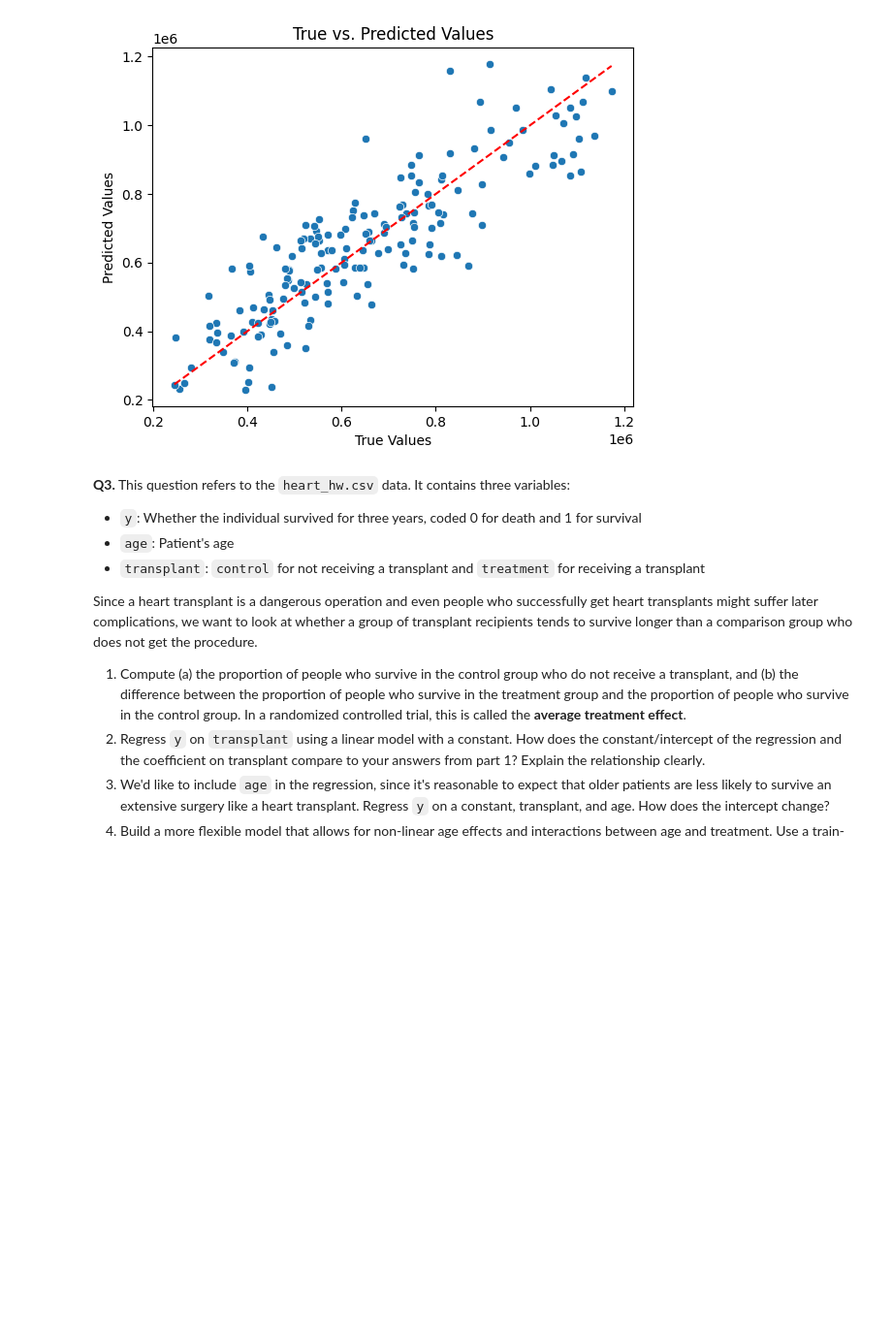
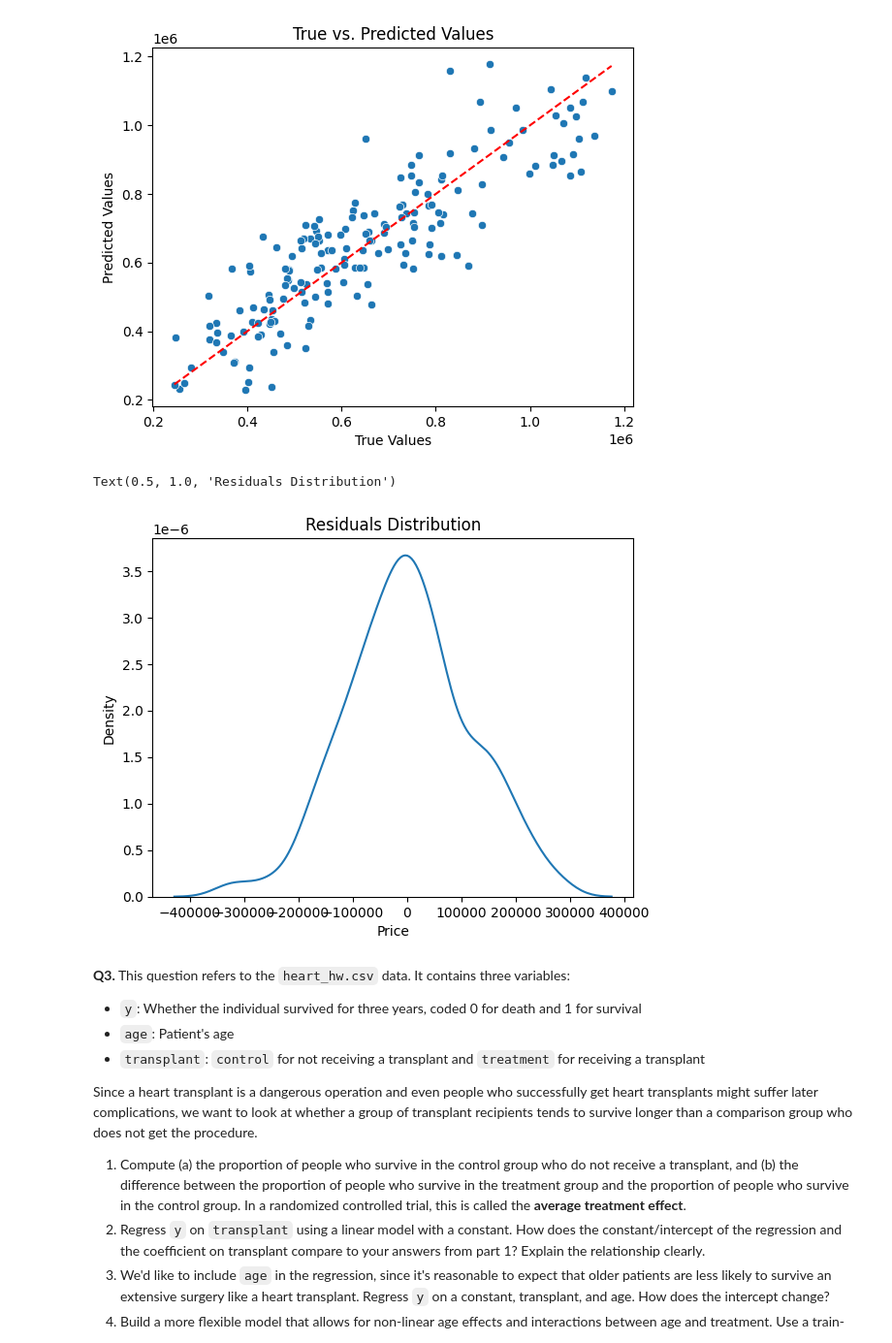
Before and after one commit to nladocsi/linear_models_assignment, a Jupyter notebook: linear_model_assignment.ipynb, the cells around one changed output. Shown at 97% size. Cells and saved outputs as stored; diff of their text form; code cells hidden in the pictures; blank space fills up the shorter version.

```diff
--- a/linear_model_assignment.ipynb
+++ b/linear_model_assignment.ipynb
@@ -260,6 +260,14 @@ plt.plot([min(y_test), max(y_test)], [min(y_test), max(y_test)], linestyle='--',
 plt.show()
 # %% [output]
 [figure]
+# %%
+#2.6.2
+residuals = y_test - y_test_pred
+sns.kdeplot(residuals, bw_adjust=0.8, fill=False)
+plt.title("Residuals Distribution")
+# %% [output]
+Text(0.5, 1.0, 'Residuals Distribution')
+[figure, added]
 # %% [markdown]
 **Q3.** This question refers to the `heart_hw.csv` data. It contains three variables:
 
```
